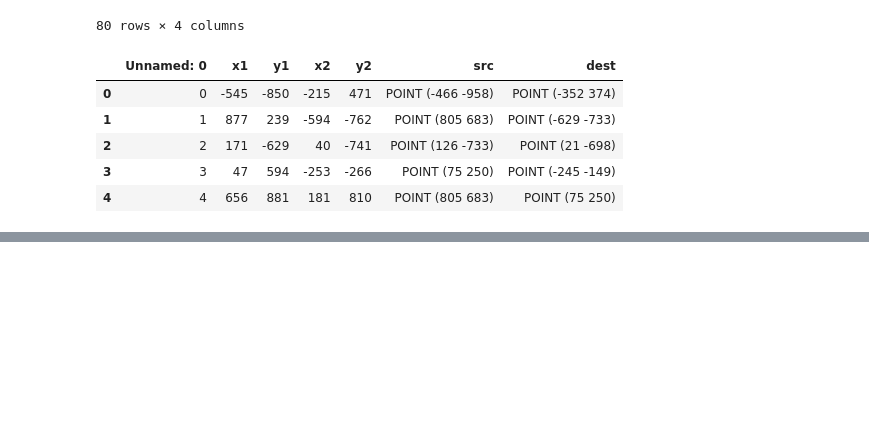
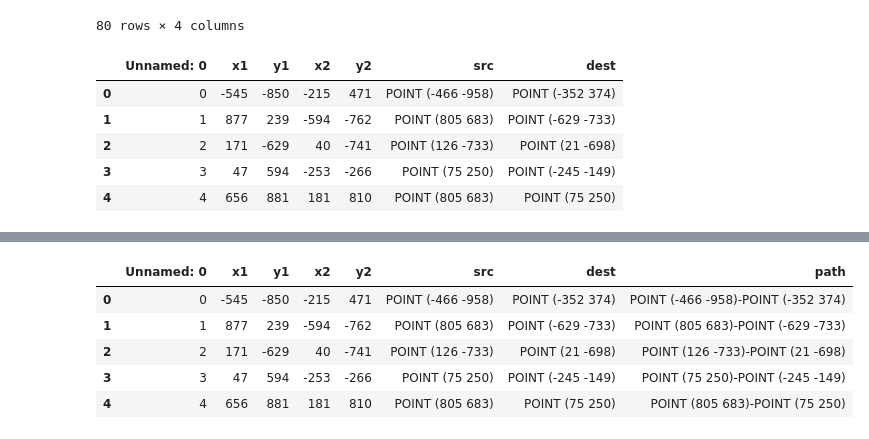
Before and after one commit to asaldelkhosh/Line-Recommendation, a Jupyter notebook: main.ipynb, the cells around one changed output, grey strips where cells are left out. Saved outputs shown, nothing was run; the diff lists cells and outputs as text; code cells hidden in the pictures; blank space fills up the shorter version.

Commit message:
finding the most searched paths

```diff
--- a/Untitled.ipynb
+++ b/main.ipynb
@@ -125,4 +125,4 @@ df_routes.head(28)
 | 26 | 26 | 27 | {'ID': 10, 'CreatedAt': '2023-05-... | {'ID': 13, 'CreatedAt': '2023-07-... | 955 | -862 | 110 | 217 |
 | 27 | 27 | 28 | {'ID': 4, 'CreatedAt': '2023-05-0... | {'ID': 9, 'CreatedAt': '2023-05-0... | 475 | -265 | -918 | -500 |
 # %%
-df_routes.drop(['Unnamed: 0', 'start', 'stop'], axis=1)
+df_routes.drop(['Unnamed: 0', 'start', 'stop'], axis=1, inplace=True)
@@ -205,0 +242,11 @@ df_searches.head()
+# %%
+df_searches['path'] = df_searches['src'].map(str) + '-' + df_searches['dest'].map(str)
+# %%
+df_searches.head()
+# %% [output]
+|  | Unnamed: 0 | x1 | y1 | x2 | y2 | src | dest | path |
+| 0 | 0 | -545 | -850 | -215 | 471 | POINT (-466 -958) | POINT (-352 374) | POINT (-466 -958)-POINT (-352 374) |
+| 1 | 1 | 877 | 239 | -594 | -762 | POINT (805 683) | POINT (-629 -733) | POINT (805 683)-POINT (-629 -733) |
+| 2 | 2 | 171 | -629 | 40 | -741 | POINT (126 -733) | POINT (21 -698) | POINT (126 -733)-POINT (21 -698) |
+| 3 | 3 | 47 | 594 | -253 | -266 | POINT (75 250) | POINT (-245 -149) | POINT (75 250)-POINT (-245 -149) |
+| 4 | 4 | 656 | 881 | 181 | 810 | POINT (805 683) | POINT (75 250) | POINT (805 683)-POINT (75 250) |
```
Also changed, not shown: parts of 6 cells of this notebook, 1 other file.
